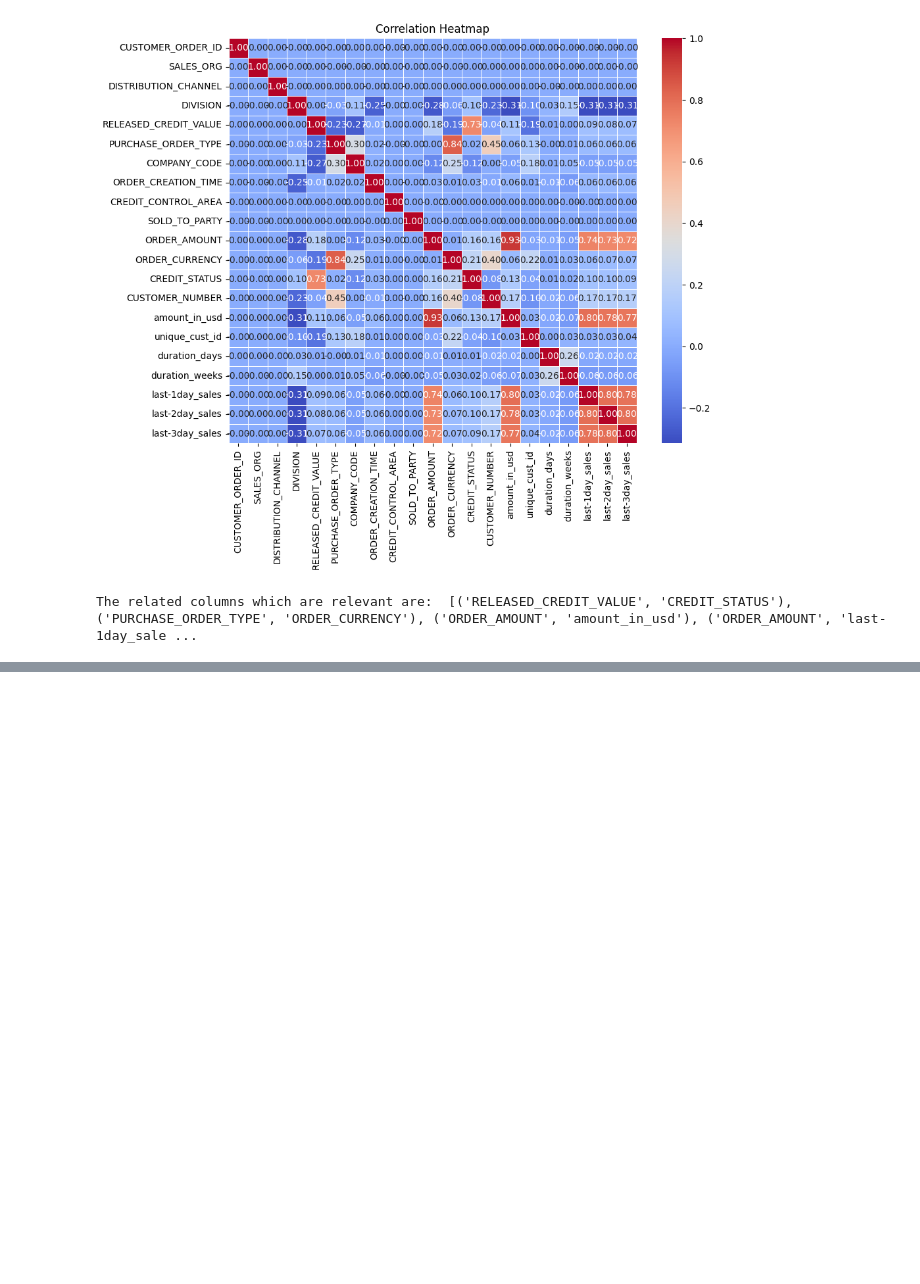
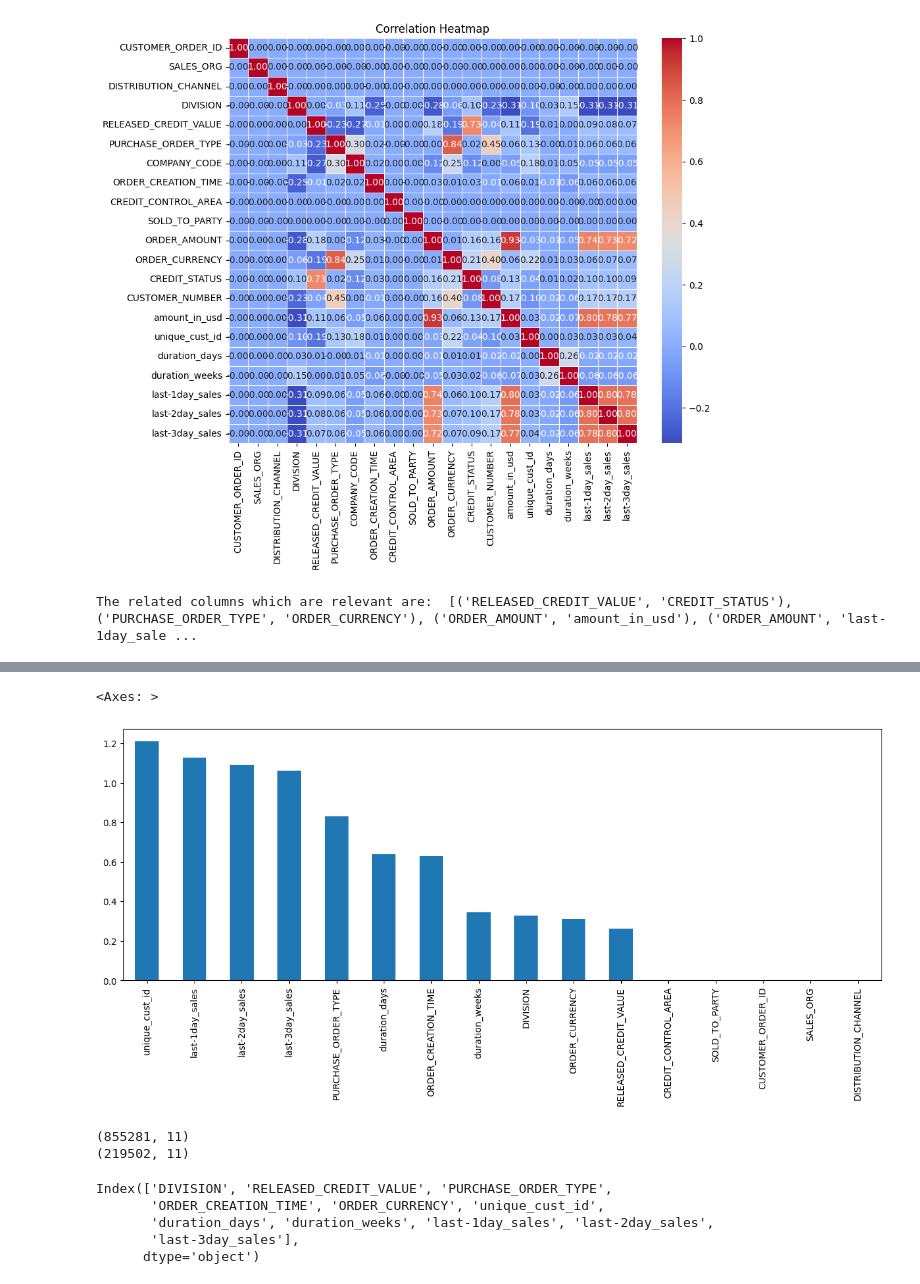
Before and after one commit to pratayyy/ABC-Products, a Jupyter notebook: ML/Order_Amount_Prediction.ipynb, the cells around one changed output, grey strips where cells are left out. Saved outputs shown, nothing was run; the diff lists cells and outputs as text; code cells hidden in the pictures; blank space fills up the shorter version.

```diff
--- a/ML/Order_Amount_Prediction.ipynb
+++ b/ML/Order_Amount_Prediction.ipynb
@@ -457,0 +488,9 @@ The related columns which are relevant are:  [('RELEASED_CREDIT_VALUE', 'CREDIT_
+# %%
+train_data = df[df['ORDER_CREATION_DATE'] < cutoff_date]
+test_data = df[df['ORDER_CREATION_DATE'] >= cutoff_date]
+# %%
+labels_to_drop = ['amount_in_usd', 'ORDER_AMOUNT', 'ORDER_CREATION_DATE', 'REQUESTED_DELIVERY_DATE', 'CUSTOMER_NUMBER', 'COMPANY_CODE']
+X_train = pd.DataFrame(train_data.drop(labels = labels_to_drop, axis = 1))
+y_train = pd.DataFrame(train_data.amount_in_usd)
+X_test = pd.DataFrame(test_data.drop(labels = labels_to_drop, axis = 1))
+y_test = pd.DataFrame(test_data.amount_in_usd)
@@ -457,0 +509,3 @@ The related columns which are relevant are:  [('RELEASED_CREDIT_VALUE', 'CREDIT_
+# %%
+mutual_info = mutual_info_regression(X_train.fillna(0), y_train)
+mutual_info
@@ -457,0 +517,4 @@ The related columns which are relevant are:  [('RELEASED_CREDIT_VALUE', 'CREDIT_
+# %%
+mutual_info = pd.Series(mutual_info)
+mutual_info.index = X_train.columns
+mutual_info.sort_values(ascending=False)
@@ -457,0 +539,5 @@ The related columns which are relevant are:  [('RELEASED_CREDIT_VALUE', 'CREDIT_
+# %%
+mutual_info.sort_values(ascending=False).plot.bar(figsize=(15,5))
+# %% [output]
+<Axes: >
+[figure, added]
@@ -457,0 +547,14 @@ The related columns which are relevant are:  [('RELEASED_CREDIT_VALUE', 'CREDIT_
+# %%
+print(X_train.shape)
+print(X_test.shape)
+# %% [output]
+(855281, 11)
+(219502, 11)
+# %%
+print(X_train.columns)
+# %% [output]
+Index(['DIVISION', 'RELEASED_CREDIT_VALUE', 'PURCHASE_ORDER_TYPE',
+       'ORDER_CREATION_TIME', 'ORDER_CURRENCY', 'unique_cust_id',
+       'duration_days', 'duration_weeks', 'last-1day_sales', 'last-2day_sales',
+       'last-3day_sales'],
+      dtype='object')
```
Also changed, not shown: parts of 8 cells of this notebook.
